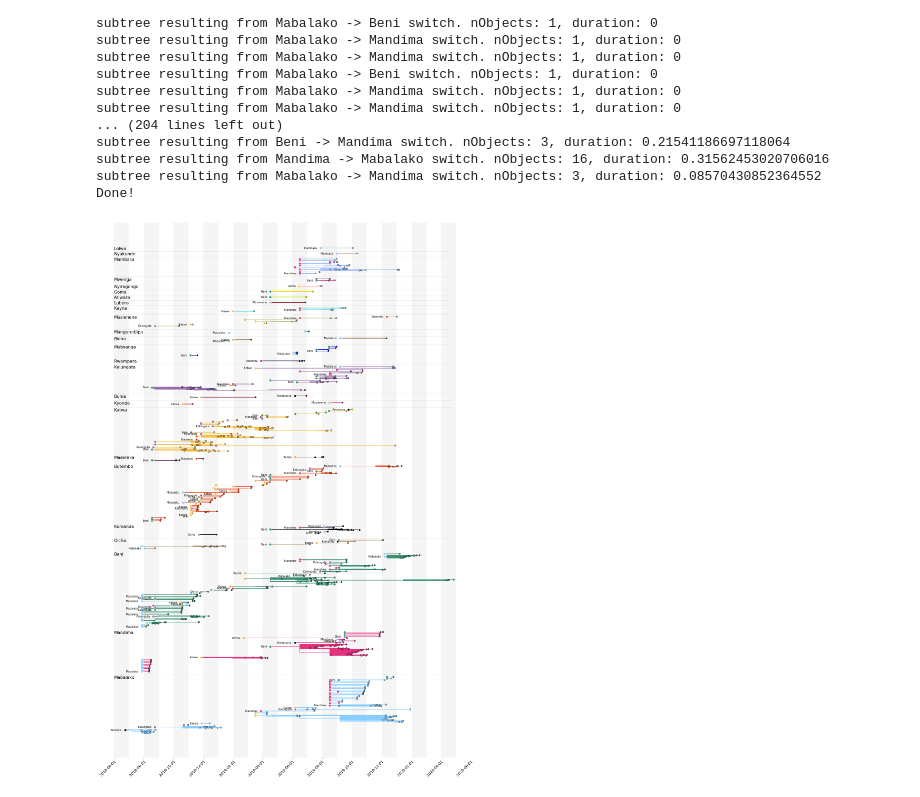
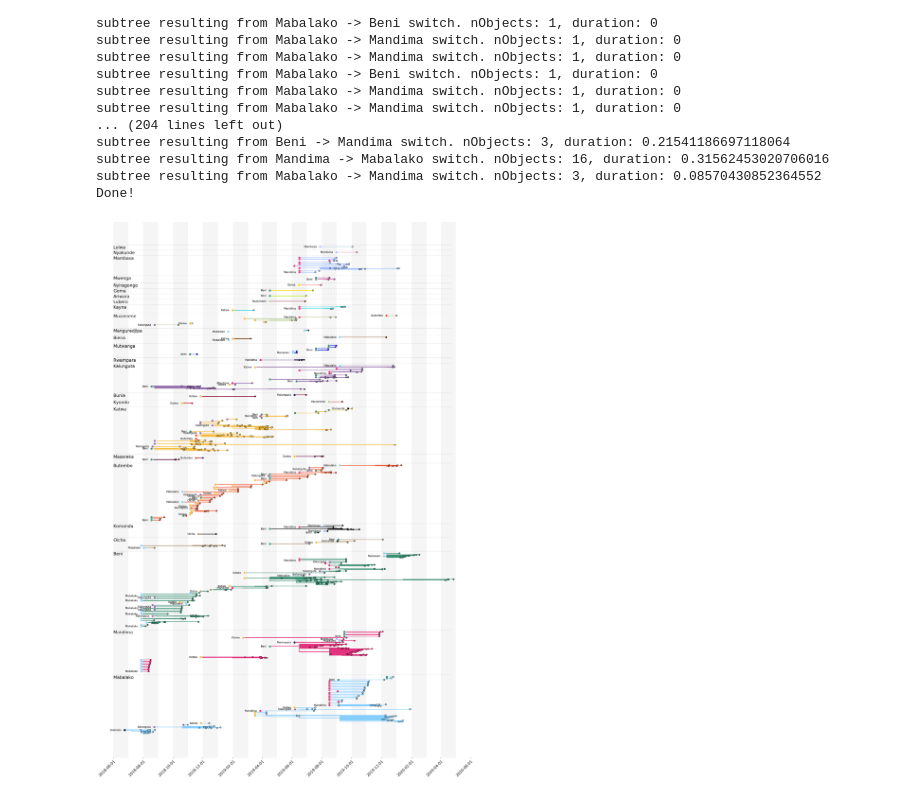
Before and after one commit to blab/ebola-narrative-ms, a Jupyter notebook: notebooks/exploded_tree.ipynb, the cells around one changed output. Saved outputs shown, nothing was run; the diff lists cells and outputs as text; code cells hidden in the pictures.

Commit message:
update DPI and docs around SupFig4 (exploded tree)

```diff
--- a/notebooks/exploded_tree.ipynb
+++ b/notebooks/exploded_tree.ipynb
@@ -73,11 +85,11 @@ def get_health_zone_colour(hz):
     except KeyError:
         return "black"
 # %%
-with open("../auspice/ebola-narrative-ms.json") as fh:
+with open("../auspice/ebola-narrative-ms_full-build.json") as fh:
     auspice_json = json.load(fh)
 
 ll, metadata = bt.loadJSON(
-    json_object="../auspice/ebola-narrative-ms.json",
+    json_object="../auspice/ebola-narrative-ms_full-build.json",
     json_translation={'name':'name','absoluteTime': lambda k: k.traits['node_attrs']['num_date']['value']},
     verbose=False)
 # %% [output]
@@ -183,6 +195,7 @@ subtree resulting from Mandima -> Mabalako switch. nObjects: 16, duration: 0.315
 subtree resulting from Mabalako -> Mandima switch. nObjects: 3, duration: 0.08570430852364552
 Done!
 # %%
+plt.rcParams['figure.dpi'] = 200 # 20" @ 200dpi => 4000px wide image
 fig,ax = plt.subplots(figsize=(20,30), facecolor='w')
 
 cumulative_y=0
@@ -245,32 +258,32 @@ def makeNiceBackground():
     xDates+=['2019-%02d-01'%x for x in range(1,13)]
     xDates+=['2020-%02d-01'%x for x in range(1,7)]
 
     ax.set_xlim(numeric_date(xDates[0]), numeric_date(xDates[-1]))
     ticks = []
     labels = []
     # background shading
     for x in range(0, len(xDates), n_months_shaded):
         if x%2:
             ax.axvspan(numeric_date(xDates[x]), numeric_date(xDates[x])+n_months_shaded/float(12), facecolor='k', edgecolor='none', alpha=0.04)
             ticks.append(numeric_date(xDates[x]))
             labels.append(xDates[x])
 
     ax.set_xticks(ticks)
     ax.set_xticklabels(labels, fontsize=14, rotation=45, ha="right", rotation_mode="anchor")
 
     ax.spines['top'].set_visible(False)
     ax.spines['right'].set_visible(False)
     ax.spines['left'].set_visible(False)
     ax.spines['bottom'].set_visible(False)
 
     ax.tick_params(axis='y',size=0)
     ax.set_yticklabels([])
 
 
 
 makeNiceBackground()
 plt.subplots_adjust(left=0.01, right=0.99, top=0.99, bottom=0.05)
-plt.savefig("exploded_tree.png", format="png", pad_inches=0)
+plt.savefig("../figures/SupplementalFigure4.png", format="png", pad_inches=0)
 plt.show()
 # %% [output]
-[figure, old version]
+[figure, new version]
```
Also changed, not shown: parts of 1 cell of this notebook, 4 other files.
